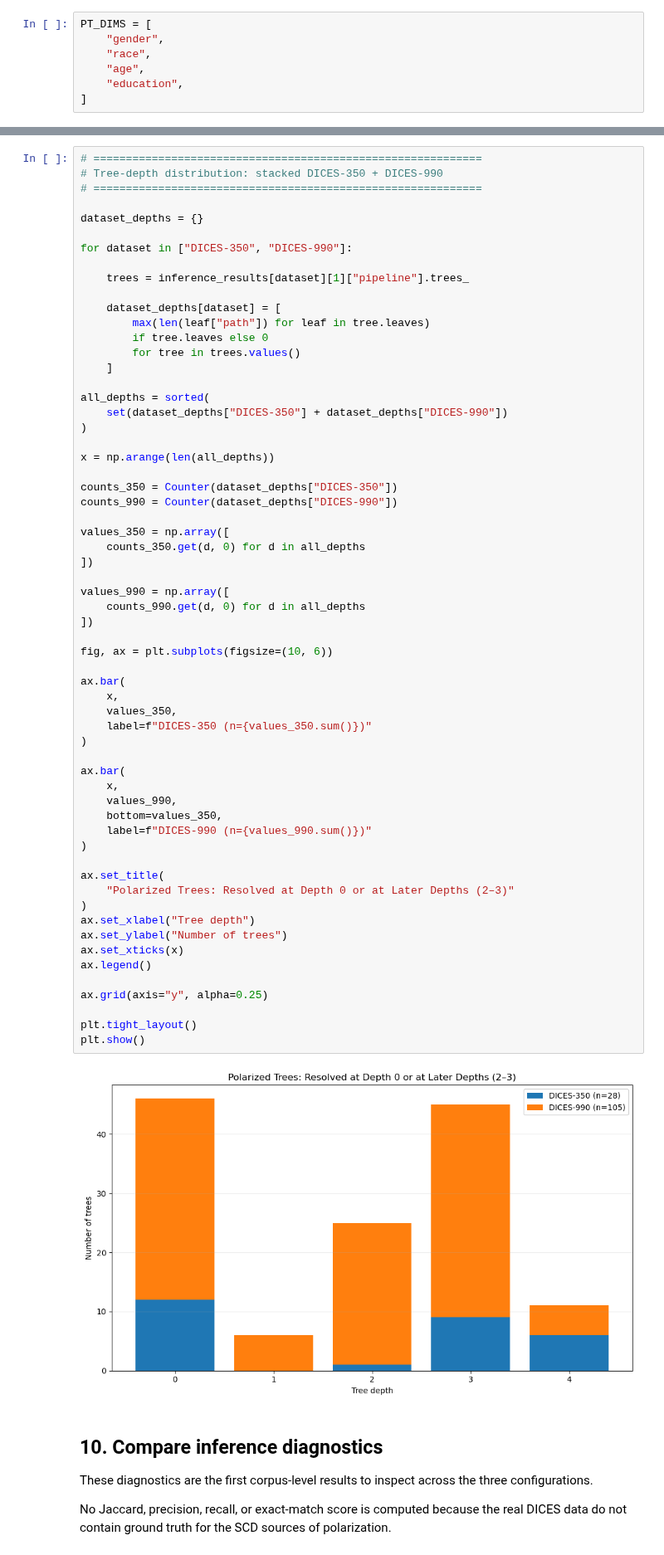
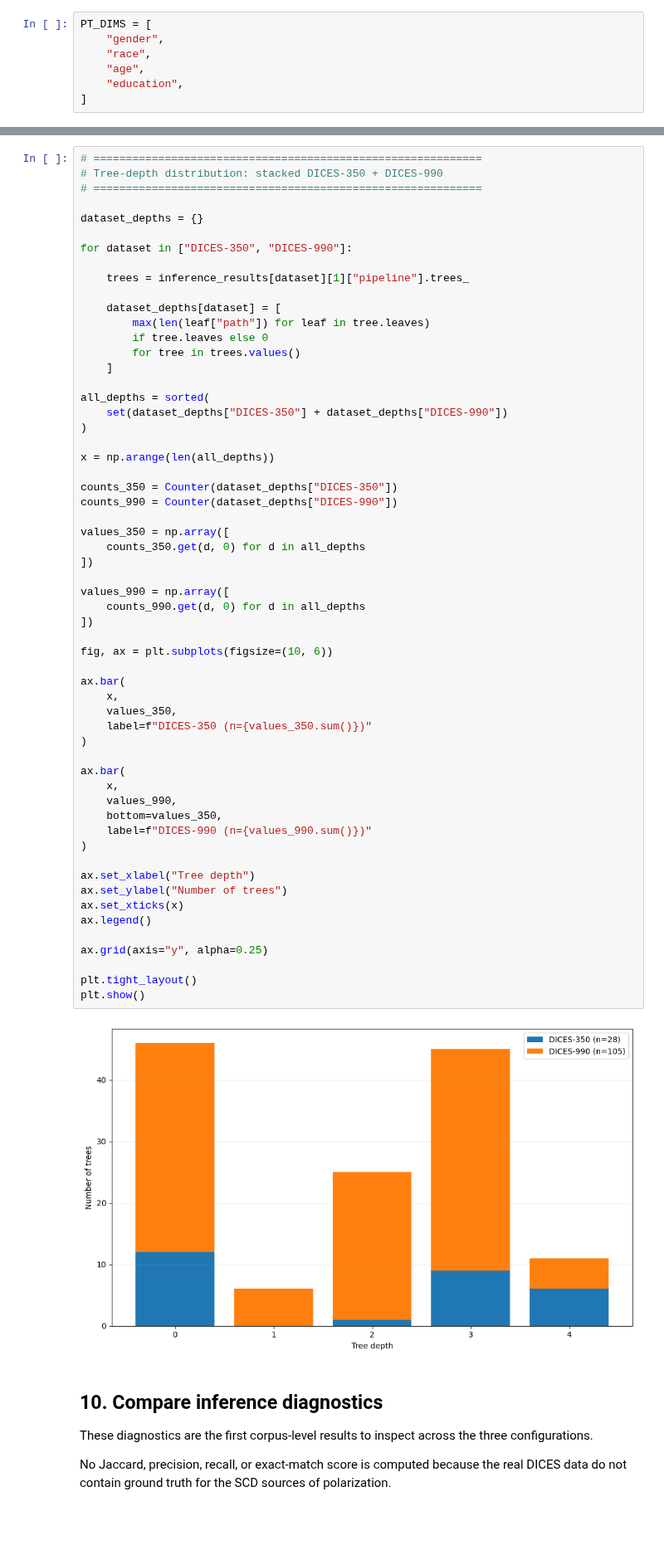
Before and after one commit to Swkratis210204/polartox, a Jupyter notebook: Dices/DICES_polarized_trees_end_to_end.ipynb, the cells around one changed output, grey strips where cells are left out. Shown at 83% size. Cells and saved outputs as stored; diff of their text form; blank space fills up the shorter version.

```diff
--- a/Dices/DICES_polarized_trees_end_to_end.ipynb
+++ b/Dices/DICES_polarized_trees_end_to_end.ipynb
@@ -1734,37 +1704,34 @@ values_350 = np.array([
 
 values_990 = np.array([
     counts_990.get(d, 0) for d in all_depths
 ])
 
 fig, ax = plt.subplots(figsize=(10, 6))
 
 ax.bar(
     x,
     values_350,
     label=f"DICES-350 (n={values_350.sum()})"
 )
 
 ax.bar(
     x,
     values_990,
     bottom=values_350,
     label=f"DICES-990 (n={values_990.sum()})"
 )
 
-ax.set_title(
-    "Polarized Trees: Resolved at Depth 0 or at Later Depths (2–3)"
-)
 ax.set_xlabel("Tree depth")
 ax.set_ylabel("Number of trees")
 ax.set_xticks(x)
 ax.legend()
 
 ax.grid(axis="y", alpha=0.25)
 
 plt.tight_layout()
 plt.show()
 # %% [output]
-[figure, old version]
+[figure, new version]
 # %% [markdown]
 ## 10. Compare inference diagnostics
 
```
Also changed, not shown: parts of 9 cells of this notebook, 35 other files.
